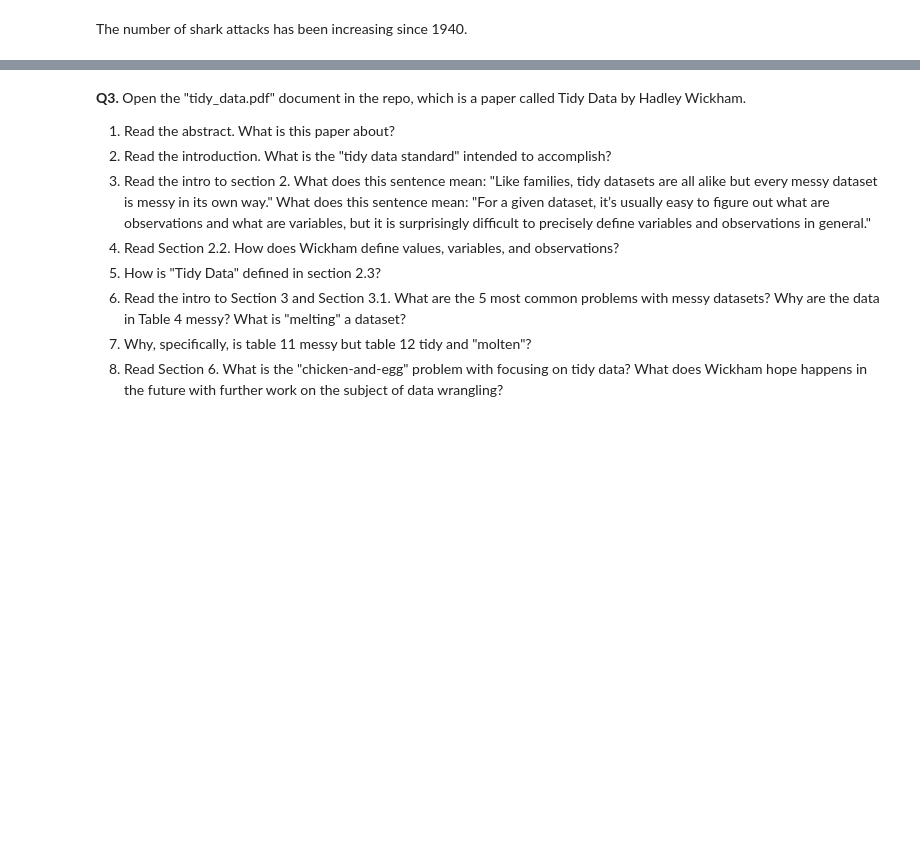
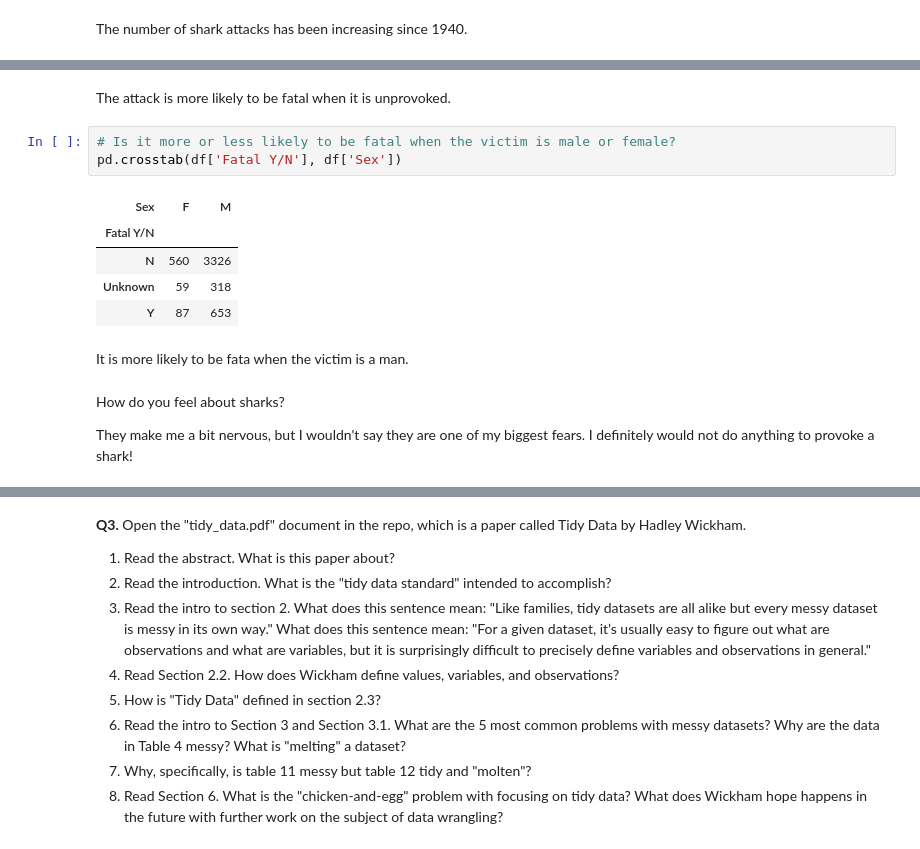
Before and after one commit to kpunsalan8/DS-3001-wrangling, a Jupyter notebook: assignment/assignment.ipynb, the cells around one changed output, grey strips where cells are left out. Saved outputs shown, nothing was run; the diff lists cells and outputs as text; blank space fills up the shorter version.

```diff
--- a/assignment/assignment.ipynb
+++ b/assignment/assignment.ipynb
@@ -558,0 +677,17 @@ plt.show()
+# %% [markdown]
+The attack is more likely to be fatal when it is unprovoked.
+# %%
+# Is it more or less likely to be fatal when the victim is male or female?
+pd.crosstab(df['Fatal Y/N'], df['Sex'])
+# %% [output]
+| Sex | F | M |
+| Fatal Y/N |  |  |
+| N | 560 | 3326 |
+| Unknown | 59 | 318 |
+| Y | 87 | 653 |
+# %% [markdown]
+It is more likely to be fata when the victim is a man.
+# %% [markdown]
+How do you feel about sharks?
+
+They make me a bit nervous, but I wouldn't say they are one of my biggest fears. I definitely would not do anything to provoke a shark!
```
Also changed, not shown: parts of 24 cells of this notebook.
